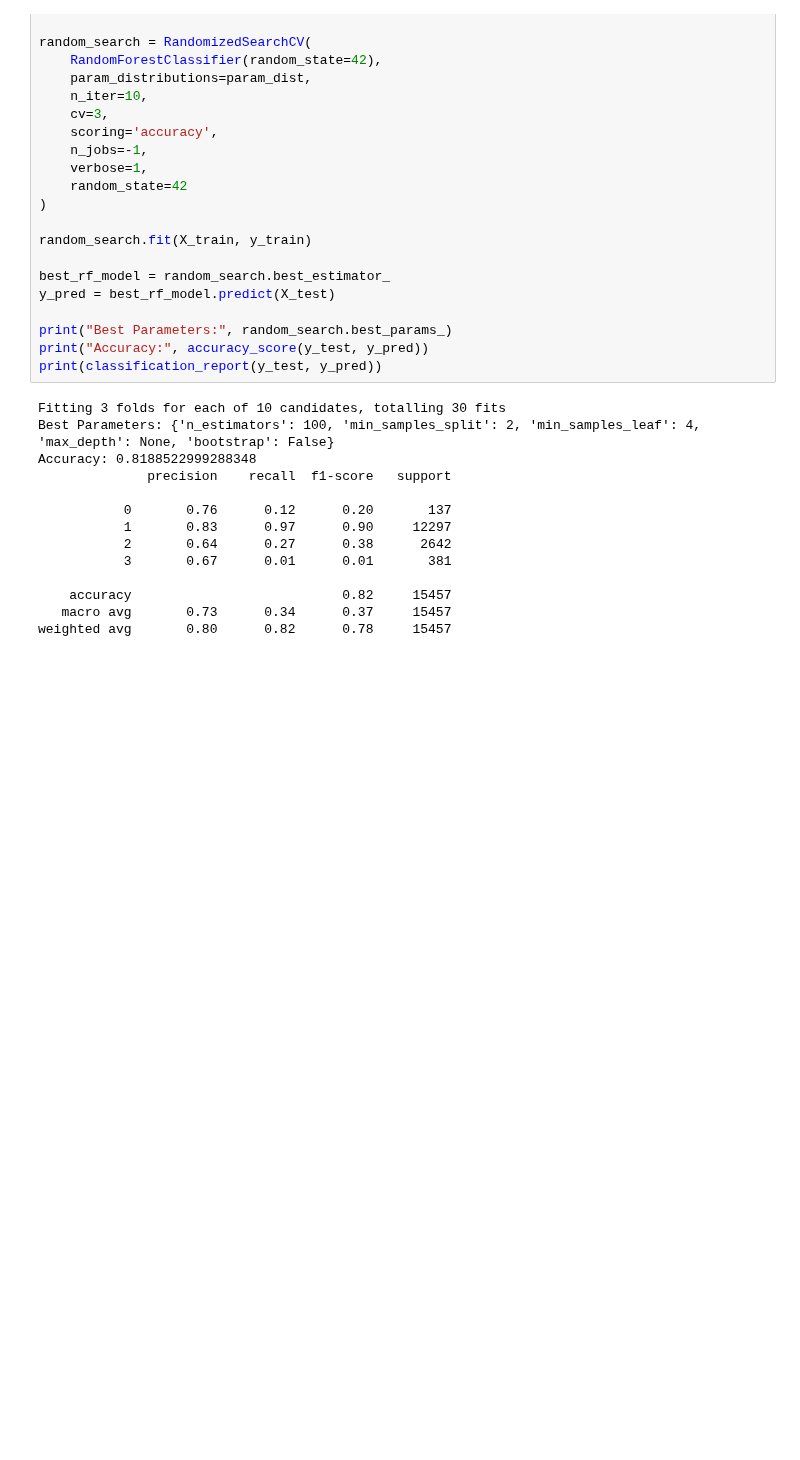
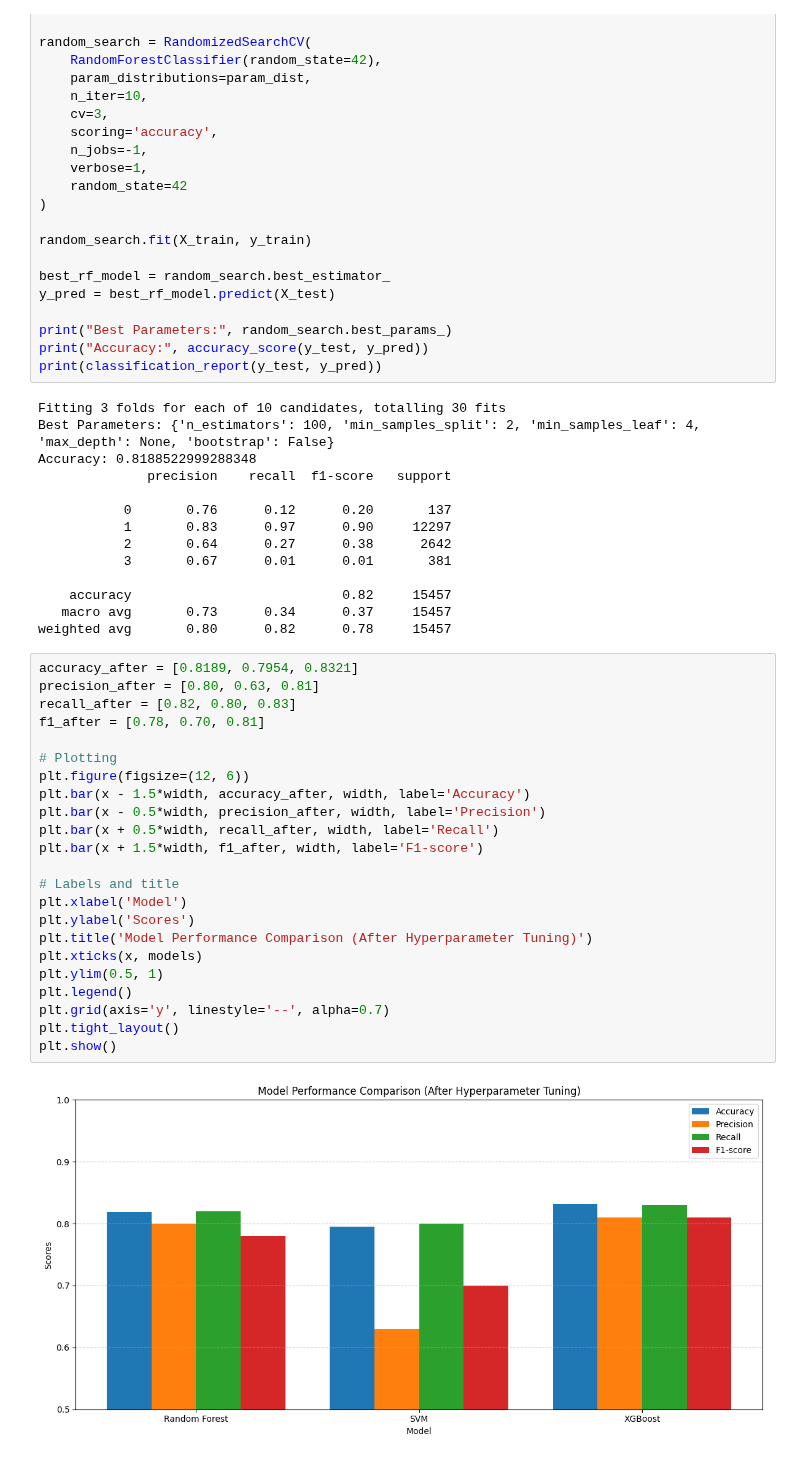
Before and after one commit to yogesherla2/DataScienceProject-23032935, a Jupyter notebook: Untitled5.ipynb, the cells around one changed output. Saved outputs shown, nothing was run; the diff lists cells and outputs as text; blank space fills up the shorter version.

```diff
--- a/Untitled5.ipynb
+++ b/Untitled5.ipynb
@@ -675,3 +709,28 @@ Accuracy: 0.8188522999288348
     accuracy                           0.82     15457
    macro avg       0.73      0.34      0.37     15457
 weighted avg       0.80      0.82      0.78     15457
+# %%
+accuracy_after = [0.8189, 0.7954, 0.8321]
+precision_after = [0.80, 0.63, 0.81]
+recall_after = [0.82, 0.80, 0.83]
+f1_after = [0.78, 0.70, 0.81]
+
+# Plotting
+plt.figure(figsize=(12, 6))
+plt.bar(x - 1.5*width, accuracy_after, width, label='Accuracy')
+plt.bar(x - 0.5*width, precision_after, width, label='Precision')
+plt.bar(x + 0.5*width, recall_after, width, label='Recall')
+plt.bar(x + 1.5*width, f1_after, width, label='F1-score')
+
+# Labels and title
+plt.xlabel('Model')
+plt.ylabel('Scores')
+plt.title('Model Performance Comparison (After Hyperparameter Tuning)')
+plt.xticks(x, models)
+plt.ylim(0.5, 1)
+plt.legend()
+plt.grid(axis='y', linestyle='--', alpha=0.7)
+plt.tight_layout()
+plt.show()
+# %% [output]
+[figure, added]
```
Also changed, not shown: parts of 1 cell of this notebook.
